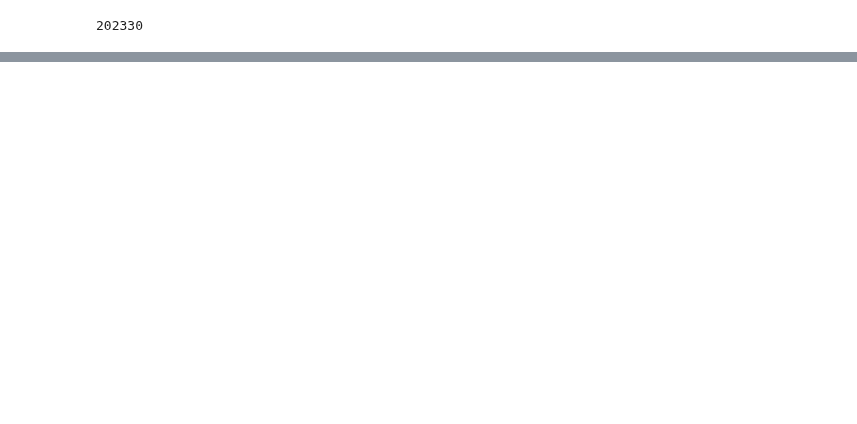
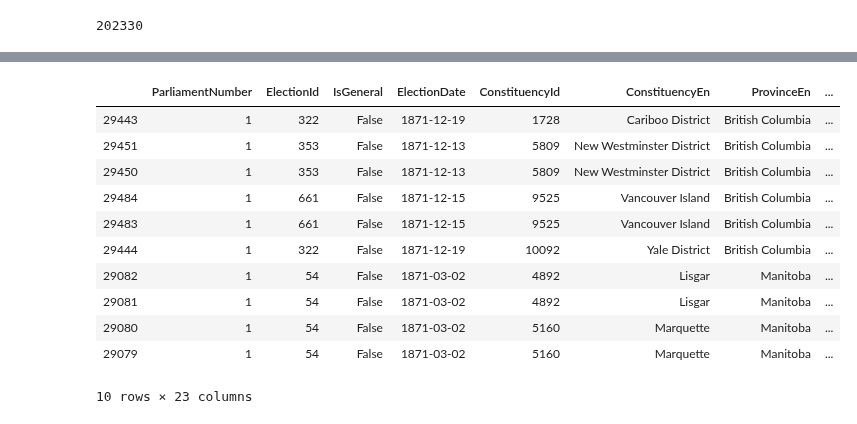
Before and after one commit to nedgar/parleh, a Jupyter notebook: notebooks/Parliamentary data.ipynb, the cells around one changed output, grey strips where cells are left out. Saved outputs shown, nothing was run; the diff lists cells and outputs as text; code cells hidden in the pictures; blank space fills up the shorter version.

Commit message:
Candidates CSV

```diff
--- a/notebooks/Parliamentary data.ipynb
+++ b/notebooks/Parliamentary data.ipynb
@@ -6,3 +6,4 @@ import re
 import requests
 # %%
 parl_api_url = 'https://lop.parl.ca/ParlinfoWebAPI'
+accept_json = {'Accept': 'application/json'}
@@ -852,0 +862,4 @@ df.to_csv(path, index=False, encoding='utf8')
+# %%
+r = requests.get(parl_api_url + '/Parliament/GetCandidates', headers=accept_json)
+d = r.json()
+len(d)
@@ -852,0 +868,3 @@ df.to_csv(path, index=False, encoding='utf8')
+# %%
+candidates = pd.DataFrame(d)
+candidates.count()
@@ -852,0 +910,16 @@ df.to_csv(path, index=False, encoding='utf8')
+# %%
+candidates = candidates.sort_values(['ParliamentNumber', 'ProvinceEn', 'ConstituencyEn', 'Votes', 'DisplayName'])
+candidates[:10]
+# %% [output]
+|  | ParliamentNumber | ElectionId | IsGeneral | ElectionDate | ConstituencyId | ConstituencyEn | ProvinceEn | ... |
+| 29443 | 1 | 322 | False | 1871-12-19 | 1728 | Cariboo District | British Columbia | ... |
+| 29451 | 1 | 353 | False | 1871-12-13 | 5809 | New Westminster District | British Columbia | ... |
+| 29450 | 1 | 353 | False | 1871-12-13 | 5809 | New Westminster District | British Columbia | ... |
+| 29484 | 1 | 661 | False | 1871-12-15 | 9525 | Vancouver Island | British Columbia | ... |
+| 29483 | 1 | 661 | False | 1871-12-15 | 9525 | Vancouver Island | British Columbia | ... |
+| 29444 | 1 | 322 | False | 1871-12-19 | 10092 | Yale District | British Columbia | ... |
+| 29082 | 1 | 54 | False | 1871-03-02 | 4892 | Lisgar | Manitoba | ... |
+| 29081 | 1 | 54 | False | 1871-03-02 | 4892 | Lisgar | Manitoba | ... |
+| 29080 | 1 | 54 | False | 1871-03-02 | 5160 | Marquette | Manitoba | ... |
+| 29079 | 1 | 54 | False | 1871-03-02 | 5160 | Marquette | Manitoba | ... |
+10 rows × 23 columns
```
Also changed, not shown: parts of 20 cells of this notebook, 1 other file.
